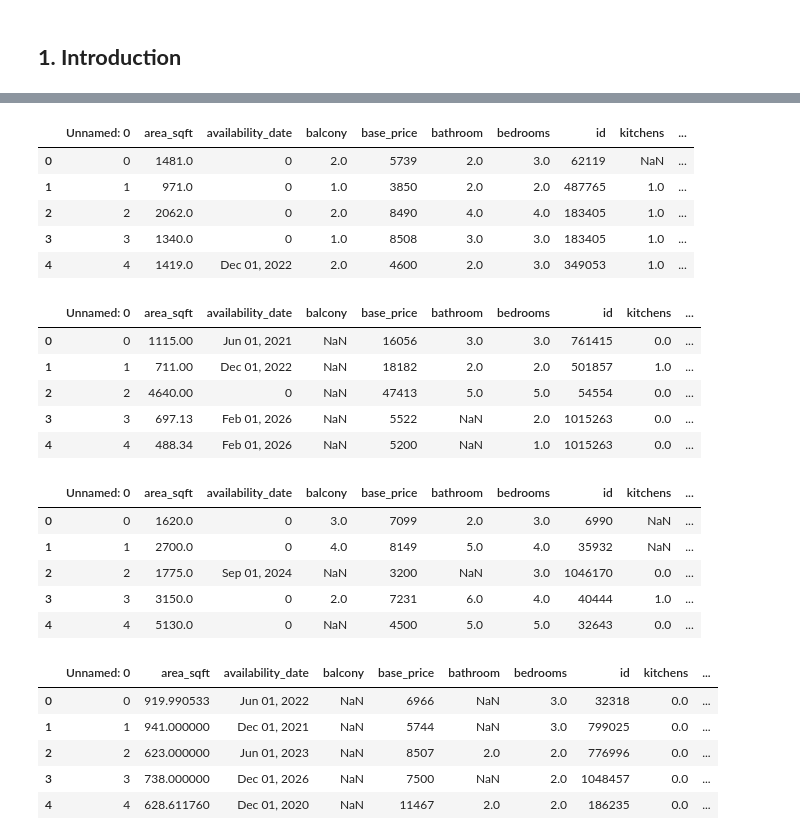
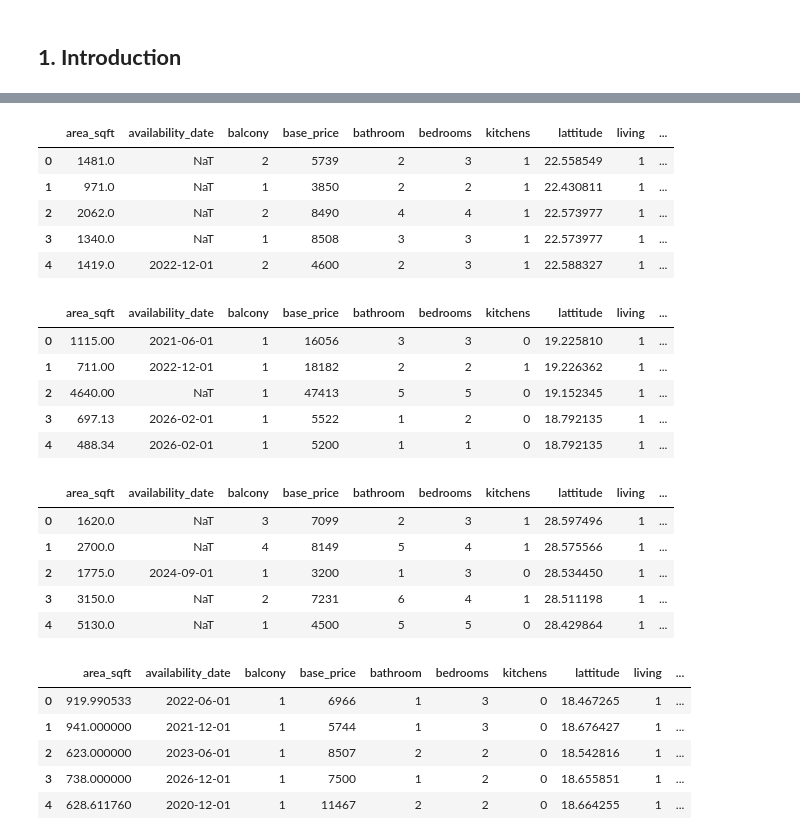
Before and after one commit to 41x3n/Price-Samjho, a Jupyter notebook: Notebooks/Price_Samjho.ipynb, the cells around one changed output, grey strips where cells are left out. Saved outputs shown, nothing was run; the diff lists cells and outputs as text; code cells hidden in the pictures.

```diff
--- a/Notebooks/Price_Samjho.ipynb
+++ b/Notebooks/Price_Samjho.ipynb
@@ -21 +64,9 @@ df_Pune = pd.read_csv('raw_dataset_zomato-Pune.csv')
+# %%
+Bangalore = clean_data(df_Bangalore)
+Chennai = clean_data(df_Chennai)
+Hyderabad = clean_data(df_Hyderabad)
+Kolkata = clean_data(df_Kolkata)
+Mumbai = clean_data(df_Mumbai)
+NCR = clean_data(df_NCR)
+Pune = clean_data(df_Pune)
 # %%
@@ -48,36 +99,36 @@ df_Hyderabad.head()
 # %%
-df_Kolkata.head()
+Kolkata.head()
 # %% [output]
-|  | Unnamed: 0 | area_sqft | availability_date | balcony | base_price | bathroom | bedrooms | id | kitchens | ... |
-| 0 | 0 | 1481.0 | 0 | 2.0 | 5739 | 2.0 | 3.0 | 62119 | NaN | ... |
-| 1 | 1 | 971.0 | 0 | 1.0 | 3850 | 2.0 | 2.0 | 487765 | 1.0 | ... |
-| 2 | 2 | 2062.0 | 0 | 2.0 | 8490 | 4.0 | 4.0 | 183405 | 1.0 | ... |
-| 3 | 3 | 1340.0 | 0 | 1.0 | 8508 | 3.0 | 3.0 | 183405 | 1.0 | ... |
-| 4 | 4 | 1419.0 | Dec 01, 2022 | 2.0 | 4600 | 2.0 | 3.0 | 349053 | 1.0 | ... |
+|  | area_sqft | availability_date | balcony | base_price | bathroom | bedrooms | kitchens | lattitude | living | ... |
+| 0 | 1481.0 | NaT | 2 | 5739 | 2 | 3 | 1 | 22.558549 | 1 | ... |
+| 1 | 971.0 | NaT | 1 | 3850 | 2 | 2 | 1 | 22.430811 | 1 | ... |
+| 2 | 2062.0 | NaT | 2 | 8490 | 4 | 4 | 1 | 22.573977 | 1 | ... |
+| 3 | 1340.0 | NaT | 1 | 8508 | 3 | 3 | 1 | 22.573977 | 1 | ... |
+| 4 | 1419.0 | 2022-12-01 | 2 | 4600 | 2 | 3 | 1 | 22.588327 | 1 | ... |
 # %%
-df_Mumbai.head()
+Mumbai.head()
 # %% [output]
-|  | Unnamed: 0 | area_sqft | availability_date | balcony | base_price | bathroom | bedrooms | id | kitchens | ... |
-| 0 | 0 | 1115.00 | Jun 01, 2021 | NaN | 16056 | 3.0 | 3.0 | 761415 | 0.0 | ... |
-| 1 | 1 | 711.00 | Dec 01, 2022 | NaN | 18182 | 2.0 | 2.0 | 501857 | 1.0 | ... |
-| 2 | 2 | 4640.00 | 0 | NaN | 47413 | 5.0 | 5.0 | 54554 | 0.0 | ... |
-| 3 | 3 | 697.13 | Feb 01, 2026 | NaN | 5522 | NaN | 2.0 | 1015263 | 0.0 | ... |
-| 4 | 4 | 488.34 | Feb 01, 2026 | NaN | 5200 | NaN | 1.0 | 1015263 | 0.0 | ... |
+|  | area_sqft | availability_date | balcony | base_price | bathroom | bedrooms | kitchens | lattitude | living | ... |
+| 0 | 1115.00 | 2021-06-01 | 1 | 16056 | 3 | 3 | 0 | 19.225810 | 1 | ... |
+| 1 | 711.00 | 2022-12-01 | 1 | 18182 | 2 | 2 | 1 | 19.226362 | 1 | ... |
+| 2 | 4640.00 | NaT | 1 | 47413 | 5 | 5 | 0 | 19.152345 | 1 | ... |
+| 3 | 697.13 | 2026-02-01 | 1 | 5522 | 1 | 2 | 0 | 18.792135 | 1 | ... |
+| 4 | 488.34 | 2026-02-01 | 1 | 5200 | 1 | 1 | 0 | 18.792135 | 1 | ... |
 # %%
-df_NCR.head()
+NCR.head()
 # %% [output]
-|  | Unnamed: 0 | area_sqft | availability_date | balcony | base_price | bathroom | bedrooms | id | kitchens | ... |
-| 0 | 0 | 1620.0 | 0 | 3.0 | 7099 | 2.0 | 3.0 | 6990 | NaN | ... |
-| 1 | 1 | 2700.0 | 0 | 4.0 | 8149 | 5.0 | 4.0 | 35932 | NaN | ... |
-| 2 | 2 | 1775.0 | Sep 01, 2024 | NaN | 3200 | NaN | 3.0 | 1046170 | 0.0 | ... |
-| 3 | 3 | 3150.0 | 0 | 2.0 | 7231 | 6.0 | 4.0 | 40444 | 1.0 | ... |
-| 4 | 4 | 5130.0 | 0 | NaN | 4500 | 5.0 | 5.0 | 32643 | 0.0 | ... |
+|  | area_sqft | availability_date | balcony | base_price | bathroom | bedrooms | kitchens | lattitude | living | ... |
+| 0 | 1620.0 | NaT | 3 | 7099 | 2 | 3 | 1 | 28.597496 | 1 | ... |
+| 1 | 2700.0 | NaT | 4 | 8149 | 5 | 4 | 1 | 28.575566 | 1 | ... |
+| 2 | 1775.0 | 2024-09-01 | 1 | 3200 | 1 | 3 | 0 | 28.534450 | 1 | ... |
+| 3 | 3150.0 | NaT | 2 | 7231 | 6 | 4 | 1 | 28.511198 | 1 | ... |
+| 4 | 5130.0 | NaT | 1 | 4500 | 5 | 5 | 0 | 28.429864 | 1 | ... |
 # %%
-df_Pune.head()
+Pune.head()
 # %% [output]
-|  | Unnamed: 0 | area_sqft | availability_date | balcony | base_price | bathroom | bedrooms | id | kitchens | ... |
-| 0 | 0 | 919.990533 | Jun 01, 2022 | NaN | 6966 | NaN | 3.0 | 32318 | 0.0 | ... |
-| 1 | 1 | 941.000000 | Dec 01, 2021 | NaN | 5744 | NaN | 3.0 | 799025 | 0.0 | ... |
-| 2 | 2 | 623.000000 | Jun 01, 2023 | NaN | 8507 | 2.0 | 2.0 | 776996 | 0.0 | ... |
-| 3 | 3 | 738.000000 | Dec 01, 2026 | NaN | 7500 | NaN | 2.0 | 1048457 | 0.0 | ... |
-| 4 | 4 | 628.611760 | Dec 01, 2020 | NaN | 11467 | 2.0 | 2.0 | 186235 | 0.0 | ... |
+|  | area_sqft | availability_date | balcony | base_price | bathroom | bedrooms | kitchens | lattitude | living | ... |
+| 0 | 919.990533 | 2022-06-01 | 1 | 6966 | 1 | 3 | 0 | 18.467265 | 1 | ... |
+| 1 | 941.000000 | 2021-12-01 | 1 | 5744 | 1 | 3 | 0 | 18.676427 | 1 | ... |
+| 2 | 623.000000 | 2023-06-01 | 1 | 8507 | 2 | 2 | 0 | 18.542816 | 1 | ... |
+| 3 | 738.000000 | 2026-12-01 | 1 | 7500 | 1 | 2 | 0 | 18.655851 | 1 | ... |
+| 4 | 628.611760 | 2020-12-01 | 1 | 11467 | 2 | 2 | 0 | 18.664255 | 1 | ... |
```
Also changed, not shown: parts of 9 cells of this notebook.
